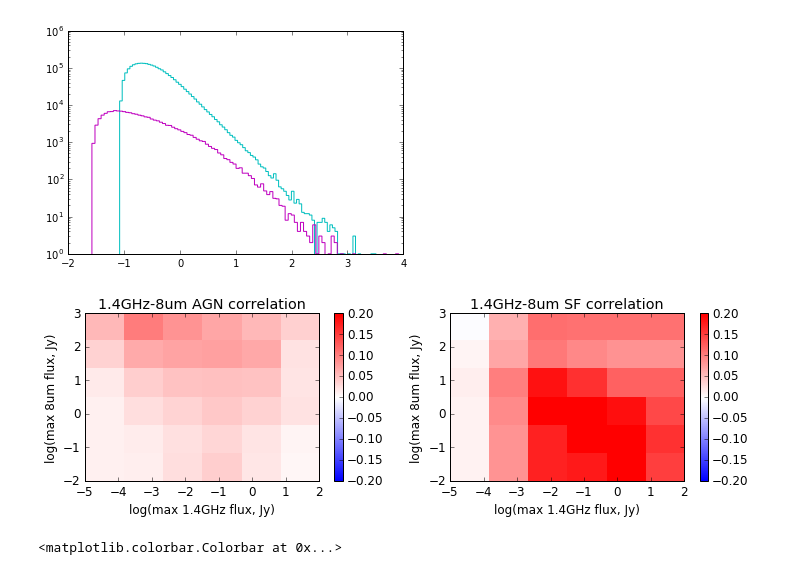
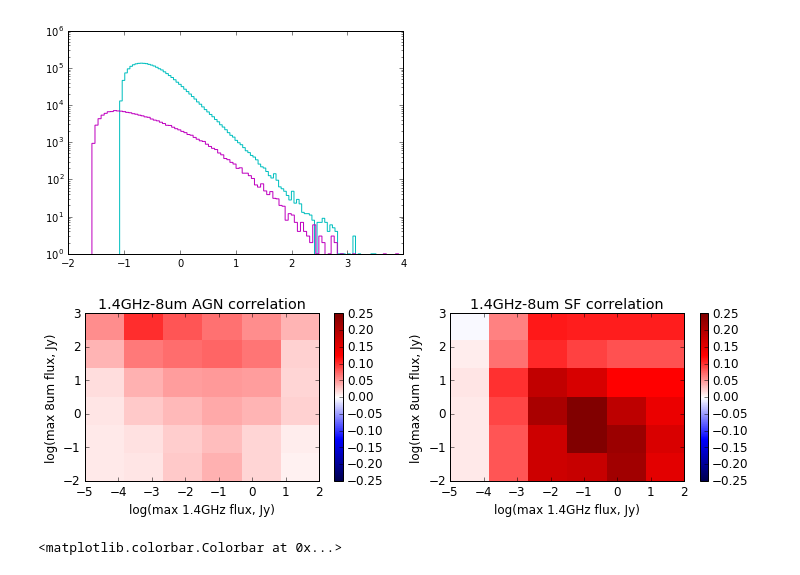
Before and after one commit to abrahamneben/21cmIRxcor, a Jupyter notebook: fg_xcor/agn_and_sf_luminosity_functions_and_survey_sim.ipynb, the cells around one changed output. Cells and saved outputs as stored; diff of their text form; code cells hidden in the pictures.

```diff
--- a/fg_xcor/agn_and_sf_luminosity_functions_and_survey_sim.ipynb
+++ b/fg_xcor/agn_and_sf_luminosity_functions_and_survey_sim.ipynb
@@ -324,26 +332,26 @@ for j in range(2):
 # %%
 plt.figure(figsize=(12,3))
 matplotlib.rcParams.update({'font.size': 12})
 
 e = [min(logjycuts_rad),max(logjycuts_rad),min(logjycuts_ir),max(logjycuts_ir)]
 
 plt.subplot(121)
-plt.imshow(c_for_rad_and_ir_fluxcut_sf_and_agn[0],interpolation='nearest',cmap='bwr',vmin=-.2,vmax=.2,extent=e)
+plt.imshow(c_for_rad_and_ir_fluxcut_sf_and_agn[0],interpolation='nearest',cmap='seismic',vmin=-.25,vmax=.25,extent=e)
 plt.colorbar()
 plt.title('1.4GHz-8um AGN correlation')
 plt.xlabel('log(max 1.4GHz flux, Jy)')
 plt.ylabel('log(max 8um flux, Jy)')
 
 plt.subplot(122)
-plt.imshow(c_for_rad_and_ir_fluxcut_sf_and_agn[1],interpolation='nearest',cmap='bwr',vmin=-.2,vmax=.2,extent=e)
+plt.imshow(c_for_rad_and_ir_fluxcut_sf_and_agn[1],interpolation='nearest',cmap='seismic',vmin=-.25,vmax=.25,extent=e)
 plt.colorbar()
 plt.title('1.4GHz-8um SF correlation')
 plt.xlabel('log(max 1.4GHz flux, Jy)')
 plt.ylabel('log(max 8um flux, Jy)')
 
 plt.savefig('sim_correlation_agn_and_sf.pdf',bbox_inches='tight')
 # %% [output]
-[figure, old version]
+[figure, new version]
 # %%
 plt.figure(figsize=(12,5))
 
```
Also changed, not shown: parts of 5 cells of this notebook, 13 other files.
